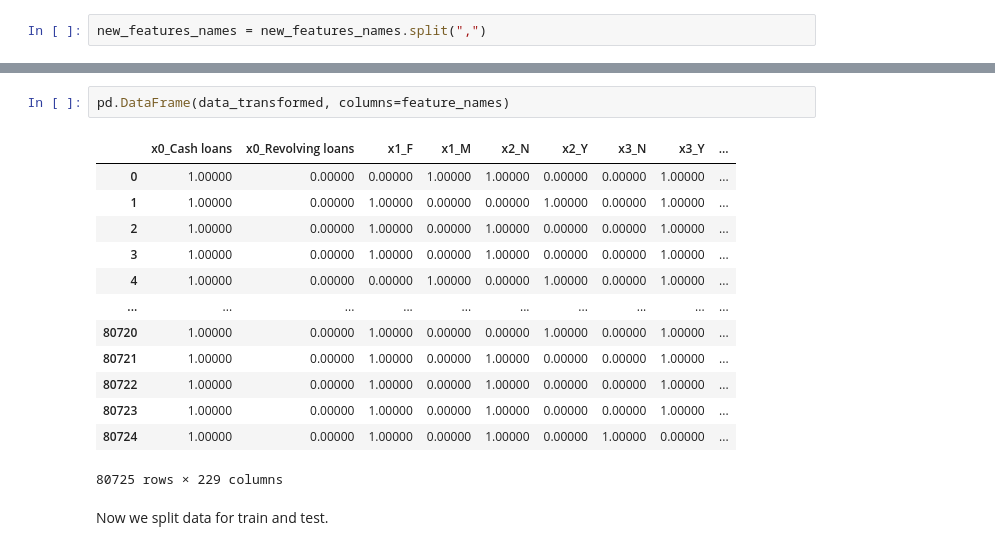
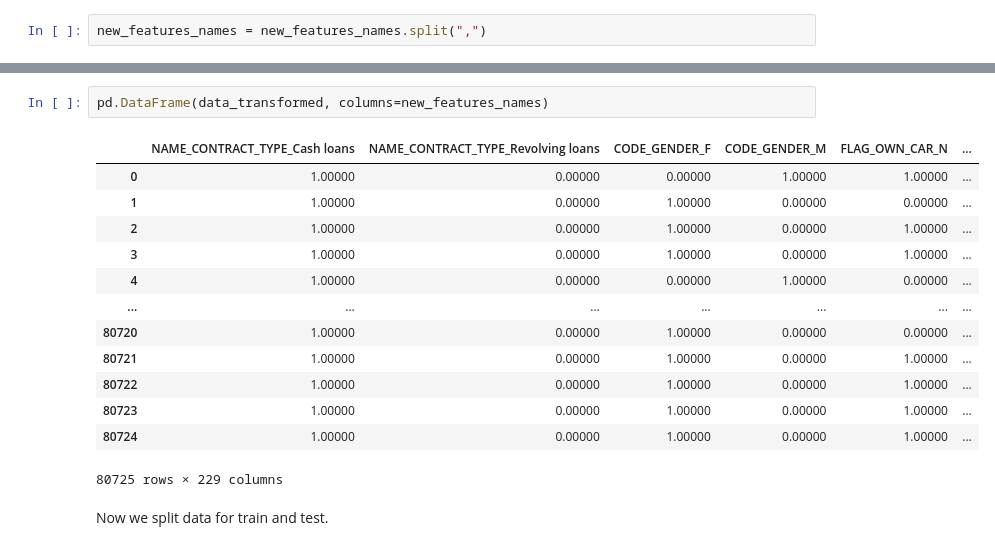
Before and after one commit to florabajolet/OCR7_scoring, a Jupyter notebook: P7_develop.ipynb, the cells around one changed output, grey strips where cells are left out. Saved outputs shown, nothing was run; the diff lists cells and outputs as text.

```diff
--- a/P7_develop.ipynb
+++ b/P7_develop.ipynb
@@ -191,20 +191,20 @@ new_features_names
  'FLAG_DOCUMENT_20',
  'FLAG_DOCUMENT_21']
 # %%
-pd.DataFrame(data_transformed, columns=feature_names)
+pd.DataFrame(data_transformed, columns=new_features_names)
 # %% [output]
-|  | x0_Cash loans | x0_Revolving loans | x1_F | x1_M | x2_N | x2_Y | x3_N | x3_Y | ... |
-| 0 | 1.00000 | 0.00000 | 0.00000 | 1.00000 | 1.00000 | 0.00000 | 0.00000 | 1.00000 | ... |
-| 1 | 1.00000 | 0.00000 | 1.00000 | 0.00000 | 0.00000 | 1.00000 | 0.00000 | 1.00000 | ... |
-| 2 | 1.00000 | 0.00000 | 1.00000 | 0.00000 | 1.00000 | 0.00000 | 0.00000 | 1.00000 | ... |
-| 3 | 1.00000 | 0.00000 | 1.00000 | 0.00000 | 1.00000 | 0.00000 | 0.00000 | 1.00000 | ... |
-| 4 | 1.00000 | 0.00000 | 0.00000 | 1.00000 | 0.00000 | 1.00000 | 0.00000 | 1.00000 | ... |
-| ... | ... | ... | ... | ... | ... | ... | ... | ... | ... |
-| 80720 | 1.00000 | 0.00000 | 1.00000 | 0.00000 | 0.00000 | 1.00000 | 0.00000 | 1.00000 | ... |
-| 80721 | 1.00000 | 0.00000 | 1.00000 | 0.00000 | 1.00000 | 0.00000 | 0.00000 | 1.00000 | ... |
-| 80722 | 1.00000 | 0.00000 | 1.00000 | 0.00000 | 1.00000 | 0.00000 | 0.00000 | 1.00000 | ... |
-| 80723 | 1.00000 | 0.00000 | 1.00000 | 0.00000 | 1.00000 | 0.00000 | 0.00000 | 1.00000 | ... |
-| 80724 | 1.00000 | 0.00000 | 1.00000 | 0.00000 | 1.00000 | 0.00000 | 1.00000 | 0.00000 | ... |
+|  | NAME_CONTRACT_TYPE_Cash loans | NAME_CONTRACT_TYPE_Revolving loans | CODE_GENDER_F | CODE_GENDER_M | FLAG_OWN_CAR_N | ... |
+| 0 | 1.00000 | 0.00000 | 0.00000 | 1.00000 | 1.00000 | ... |
+| 1 | 1.00000 | 0.00000 | 1.00000 | 0.00000 | 0.00000 | ... |
+| 2 | 1.00000 | 0.00000 | 1.00000 | 0.00000 | 1.00000 | ... |
+| 3 | 1.00000 | 0.00000 | 1.00000 | 0.00000 | 1.00000 | ... |
+| 4 | 1.00000 | 0.00000 | 0.00000 | 1.00000 | 0.00000 | ... |
+| ... | ... | ... | ... | ... | ... | ... |
+| 80720 | 1.00000 | 0.00000 | 1.00000 | 0.00000 | 0.00000 | ... |
+| 80721 | 1.00000 | 0.00000 | 1.00000 | 0.00000 | 1.00000 | ... |
+| 80722 | 1.00000 | 0.00000 | 1.00000 | 0.00000 | 1.00000 | ... |
+| 80723 | 1.00000 | 0.00000 | 1.00000 | 0.00000 | 1.00000 | ... |
+| 80724 | 1.00000 | 0.00000 | 1.00000 | 0.00000 | 1.00000 | ... |
 80725 rows × 229 columns
 # %% [markdown]
 Now we split data for train and test.
```
